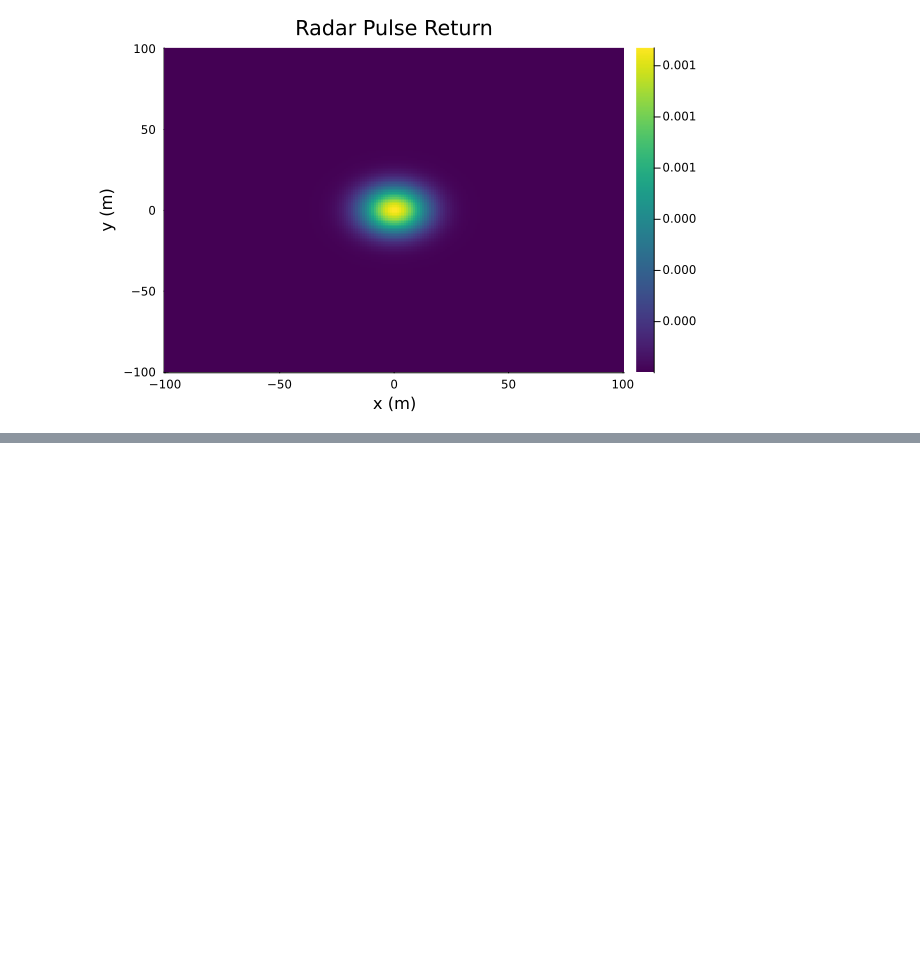
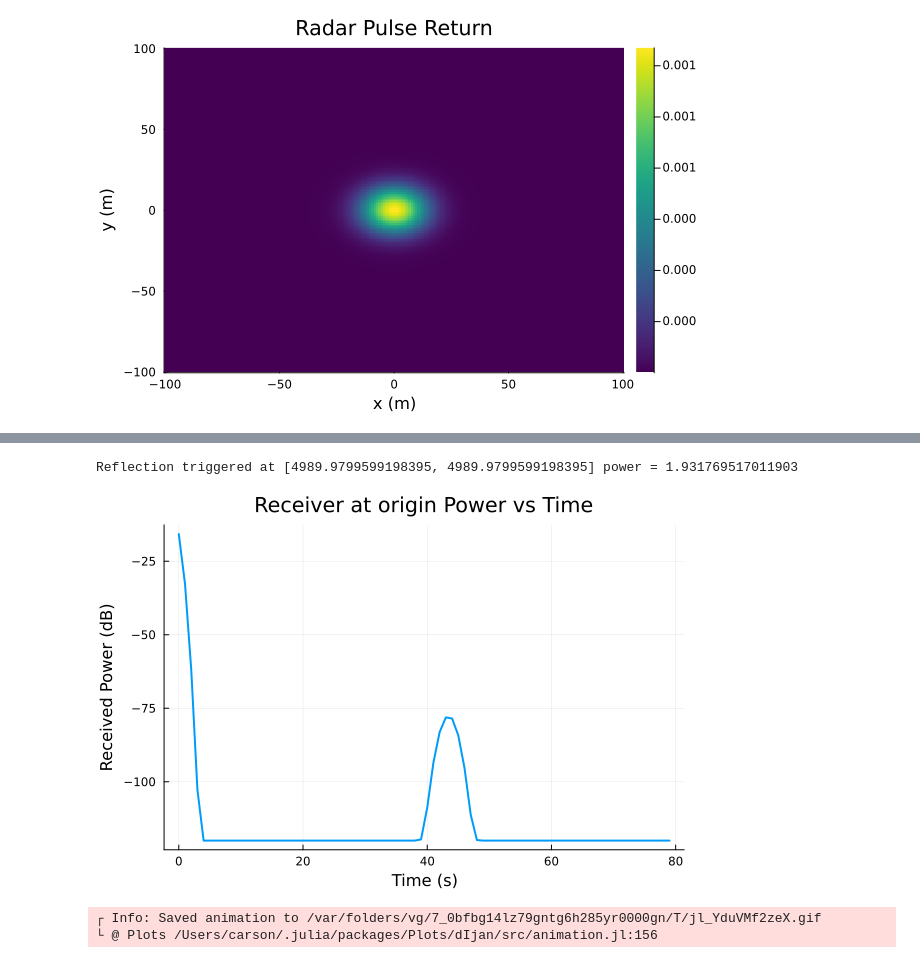
Before and after one commit to Nivlac3213/radar-param-optimizer, a Jupyter notebook: RadarDetectAndDecide_Sim.ipynb, the cells around one changed output, grey strips where cells are left out. Saved outputs shown, nothing was run; the diff lists cells and outputs as text; code cells hidden in the pictures; blank space fills up the shorter version.

```diff
--- a/RadarDetectAndDecide_Sim.ipynb
+++ b/RadarDetectAndDecide_Sim.ipynb
@@ -181,0 +207,54 @@ Plots.AnimatedGif("/var/folders/vg/7_0bfbg14lz79gntg6h285yr0000gn/T/jl_7wLcLYlQB
+# %%
+# --- EXAMPLE SIMULATION ---
+x = collect(LinRange(-10000.0, 10000.0, 500))
+y = collect(LinRange(-10000.0, 10000.0, 500))
+env = RadarEnvironment(x, y)
+
+# Transmitter
+tx = PointTransmitter(SVector(0.0, 0.0), 100e9, 100.0, 0.0, 0.6, 45.0, 45.0, false)  # steer straight, 30 degree wedge
+add_transmitter!(env, tx)
+
+# Reflector
+pos_ref = SVector(5000.0, 5000.0)
+snapped_pos_ref = snap_to_grid(env.grid_x, pos_ref)
+rx_ref = Reflector(snapped_pos_ref, 0.9, 10^10, false)
+add_reflector!(env, rx_ref)
+
+# Receiver (same as transmitter)
+pos_rx = SVector(0.0, 0.0)
+snapped_pos_rx = snap_to_grid(env.grid_x, pos_rx)
+rx = Receiver(snapped_pos_rx, Float64[])
+add_receiver!(env, rx)
+
+# Animate
+@gif for t = 1:80
+    step!(env, 1.0)
+    plot_wavefield(env)
+end every 2
+
+# --- Run simulation only (NO ANIMATION) ---
+
+# for t = 1:80
+#     step!(env, 1.0)
+# end
+
+# --- Plot receiver after simulation ---
+# println("Receiver power log length = ", length(rx.received_power))
+
+times = collect(0.0:1.0:env.current_time - 1.0)
+
+for rx in env.receivers
+    rx_power_db = 10 .* log10.(rx.received_power .+ 1e-12)
+    p = plot(times, rx_power_db,
+        xlabel = "Time (s)", ylabel = "Received Power (dB)",
+        title = "Receiver at origin Power vs Time",
+        lw = 2,
+        legend = false)
+
+    display(p)  # force plot window (recommended after long simulations)
+end
+# %% [output]
+Reflection triggered at [4989.9799599198395, 4989.9799599198395] power = 1.931769517011903
+[figure, added]
+┌ Info: Saved animation to /var/folders/vg/7_0bfbg14lz79gntg6h285yr0000gn/T/jl_YduVMf2zeX.gif
+└ @ Plots /Users/carson/.julia/packages/Plots/dIjan/src/animation.jl:156
```
Also changed, not shown: parts of 1 cell of this notebook.
